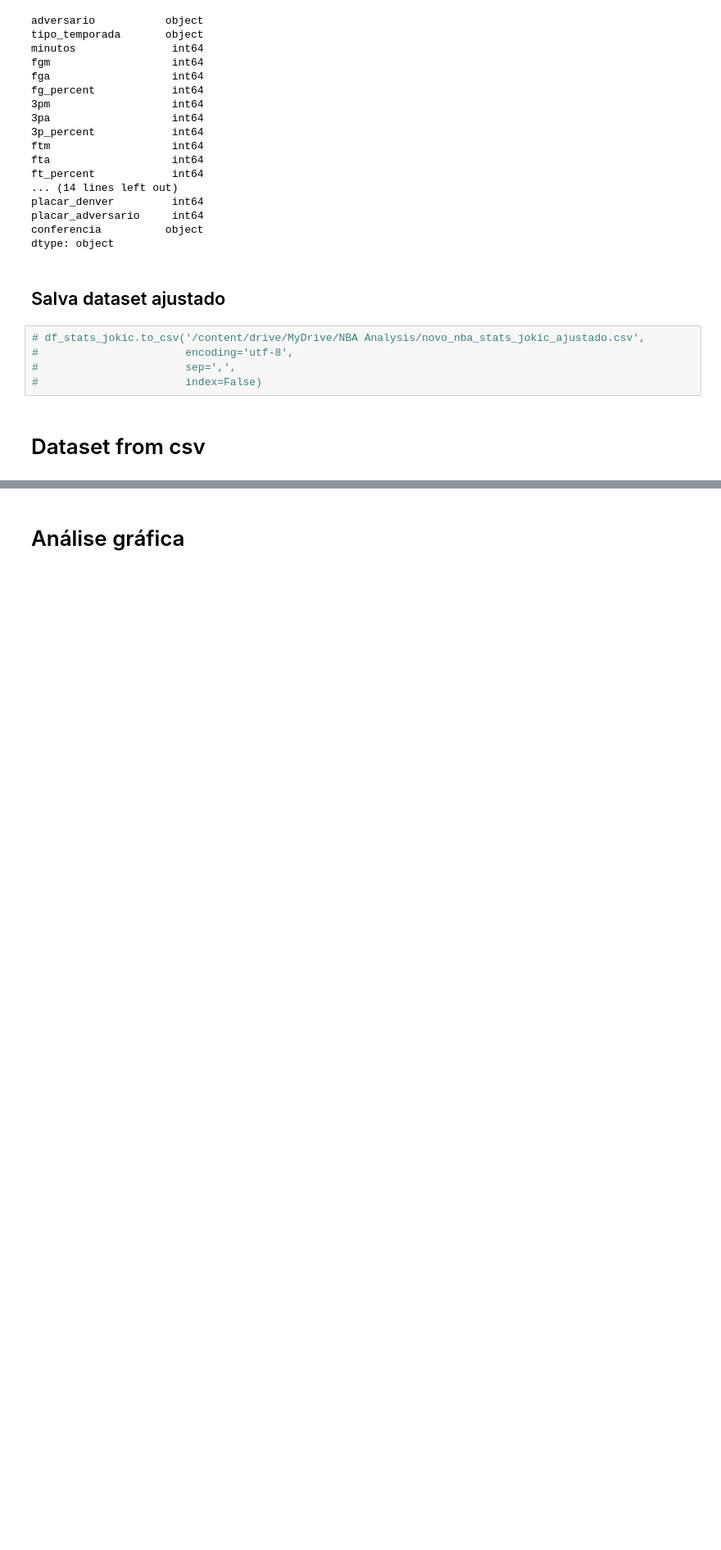
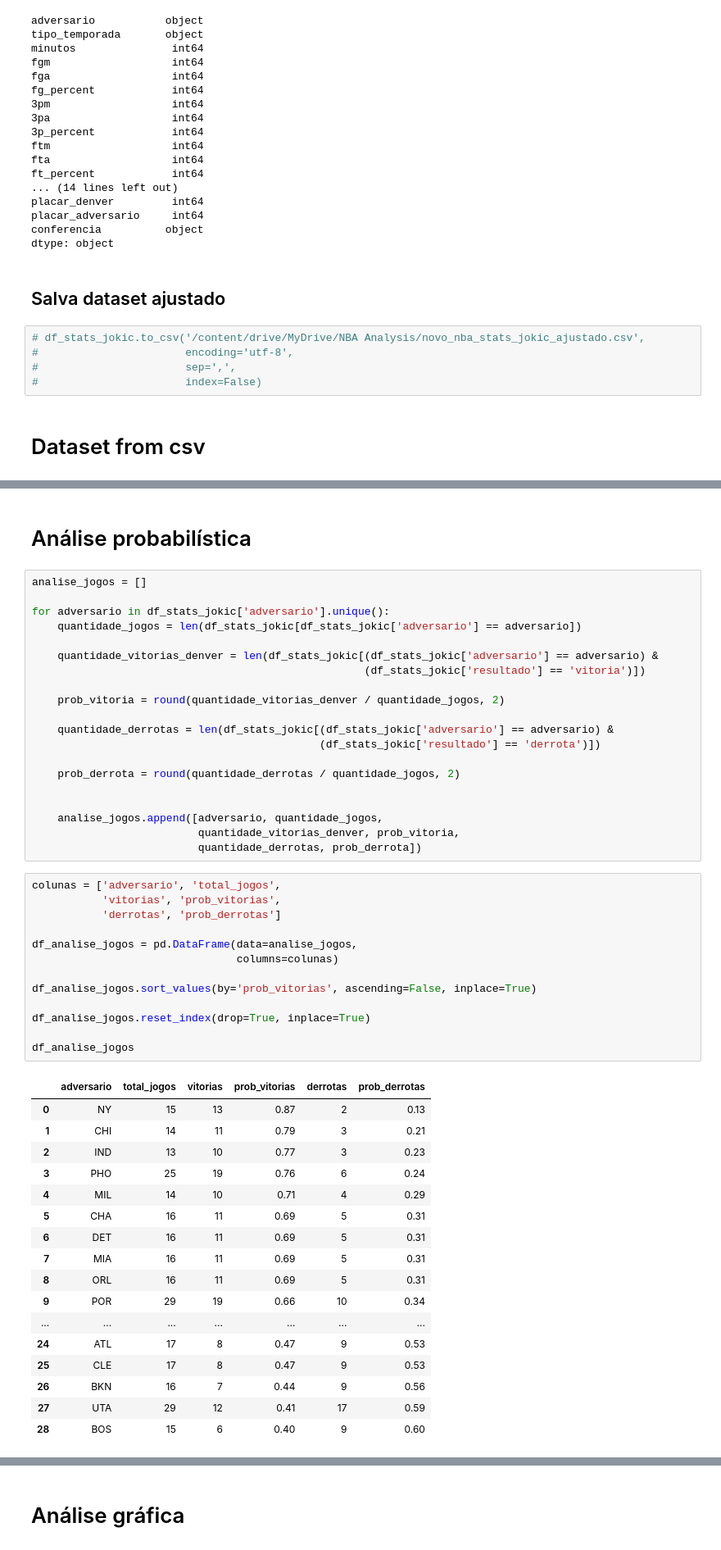
Before and after one commit to victorpecine/nba_data_science, a Jupyter notebook: nba_stats_jokic.ipynb, the cells around one changed output, grey strips where cells are left out. Shown at 82% size. Cells and saved outputs as stored; diff of their text form; blank space fills up the shorter version.

Commit message:
analise probabilistica e estatistica

```diff
--- a/nba_stats_jokic.ipynb
+++ b/nba_stats_jokic.ipynb
@@ -359,0 +375,53 @@ df_stats_jokic = pd.read_csv('/content/drive/MyDrive/NBA Analysis/novo_nba_stats
+# %% [markdown]
+# Análise probabilística
+# %%
+analise_jogos = []
+
+for adversario in df_stats_jokic['adversario'].unique():
+    quantidade_jogos = len(df_stats_jokic[df_stats_jokic['adversario'] == adversario])
+
+    quantidade_vitorias_denver = len(df_stats_jokic[(df_stats_jokic['adversario'] == adversario) &
+                                                    (df_stats_jokic['resultado'] == 'vitoria')])
+
+    prob_vitoria = round(quantidade_vitorias_denver / quantidade_jogos, 2)
+
+    quantidade_derrotas = len(df_stats_jokic[(df_stats_jokic['adversario'] == adversario) &
+                                             (df_stats_jokic['resultado'] == 'derrota')])
+
+    prob_derrota = round(quantidade_derrotas / quantidade_jogos, 2)
+
+
+    analise_jogos.append([adversario, quantidade_jogos,
+                          quantidade_vitorias_denver, prob_vitoria,
+                          quantidade_derrotas, prob_derrota])
+# %%
+colunas = ['adversario', 'total_jogos',
+           'vitorias', 'prob_vitorias',
+           'derrotas', 'prob_derrotas']
+
+df_analise_jogos = pd.DataFrame(data=analise_jogos,
+                                columns=colunas)
+
+df_analise_jogos.sort_values(by='prob_vitorias', ascending=False, inplace=True)
+
+df_analise_jogos.reset_index(drop=True, inplace=True)
+
+df_analise_jogos
+# %% [output]
+|  | adversario | total_jogos | vitorias | prob_vitorias | derrotas | prob_derrotas |
+| 0 | NY | 15 | 13 | 0.87 | 2 | 0.13 |
+| 1 | CHI | 14 | 11 | 0.79 | 3 | 0.21 |
+| 2 | IND | 13 | 10 | 0.77 | 3 | 0.23 |
+| 3 | PHO | 25 | 19 | 0.76 | 6 | 0.24 |
+| 4 | MIL | 14 | 10 | 0.71 | 4 | 0.29 |
+| 5 | CHA | 16 | 11 | 0.69 | 5 | 0.31 |
+| 6 | DET | 16 | 11 | 0.69 | 5 | 0.31 |
+| 7 | MIA | 16 | 11 | 0.69 | 5 | 0.31 |
+| 8 | ORL | 16 | 11 | 0.69 | 5 | 0.31 |
+| 9 | POR | 29 | 19 | 0.66 | 10 | 0.34 |
+| ... | ... | ... | ... | ... | ... | ... |
+| 24 | ATL | 17 | 8 | 0.47 | 9 | 0.53 |
+| 25 | CLE | 17 | 8 | 0.47 | 9 | 0.53 |
+| 26 | BKN | 16 | 7 | 0.44 | 9 | 0.56 |
+| 27 | UTA | 29 | 12 | 0.41 | 17 | 0.59 |
+| 28 | BOS | 15 | 6 | 0.40 | 9 | 0.60 |
```
Also changed, not shown: parts of 80 cells of this notebook.
